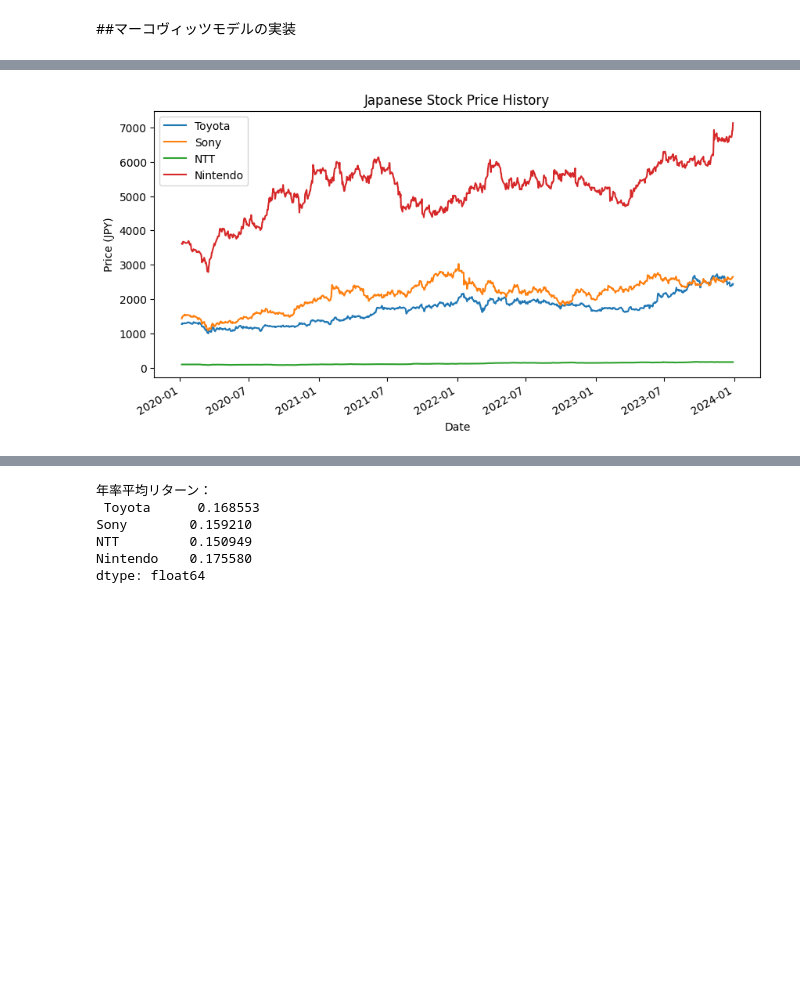
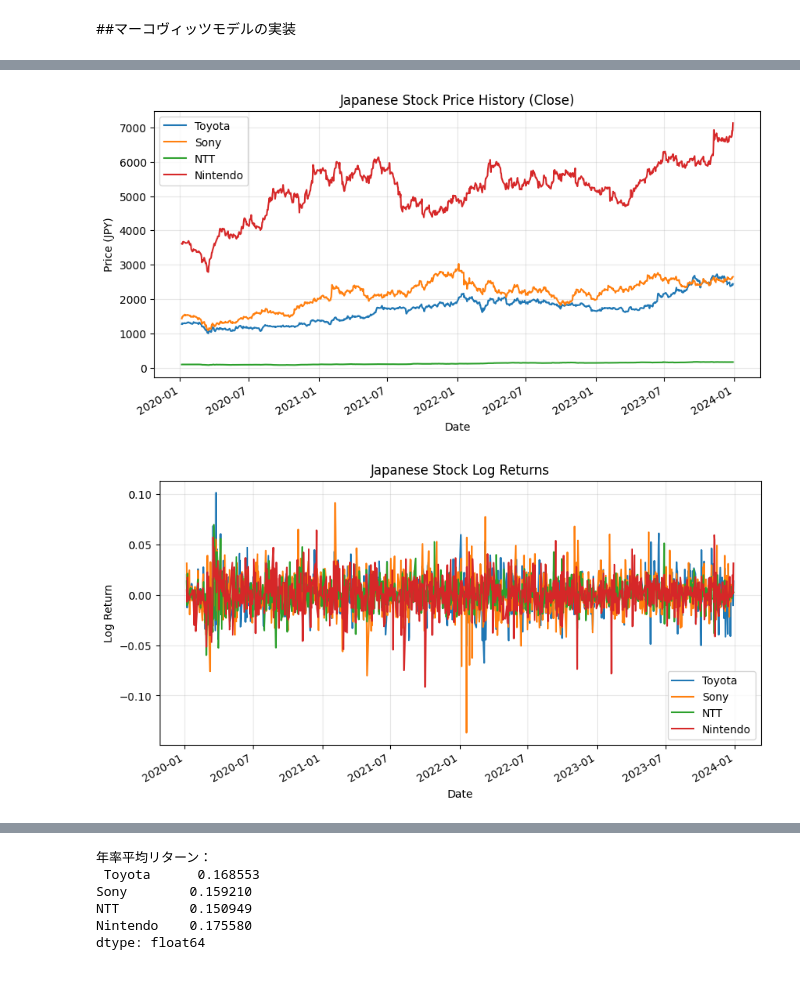
Before and after one commit to ish66726-a11y/Quant-Finance-Fundamentals, a Jupyter notebook: notebooks/03ポートフォリオ理論.ipynb, the cells around one changed output, grey strips where cells are left out. Saved outputs shown, nothing was run; the diff lists cells and outputs as text; code cells hidden in the pictures; blank space fills up the shorter version.

```diff
--- a/notebooks/03ポートフォリオ理論.ipynb
+++ b/notebooks/03ポートフォリオ理論.ipynb
@@ -353,26 +343,24 @@ import pandas as pd
 import yfinance as yf
 import matplotlib.pyplot as plt
 
-
 # ===== 1) 株価データ取得 =====
 def download_data(stocks, start, end):
     """
     指定した銘柄リストについて、
     Yahoo Finance から終値（Close）を取得し、
-    DataFrame として返す。
+    DataFrame（列=銘柄、行=日付）として返す。
     """
-
     stock_data = {}
 
     for stock in stocks:
         # ① ティッカーオブジェクト作成
         ticker = yf.Ticker(stock)
 
-        # ② 指定期間の終値データ取得
-        hist = ticker.history(start=start, end=end)["Close"]
+        # ② 指定期間の終値データ取得（Series）
+        hist_close = ticker.history(start=start, end=end)["Close"]
 
-        # ③ 辞書に保存
-        stock_data[stock] = hist
+        # ③ 辞書に保存（キー=ティッカー、値=終値Series）
+        stock_data[stock] = hist_close
 
     # ④ 銘柄ごとに列を持つ DataFrame に変換
     df = pd.DataFrame(stock_data)
@@ -380,20 +368,18 @@ def download_data(stocks, start, end):
     return df
 
 
-# ===== 2) データ可視化 =====
-def show_data(data):
+# ===== 2) データ可視化（共通） =====
+def show_data(data, title, ylabel):
     """
-    株価推移を時系列グラフで表示する。
+    データ推移を時系列グラフで表示する。
     横軸：日付
-    縦軸：株価（円）
+    縦軸：ylabel（株価 or リターン等）
     """
-
     data.plot(figsize=(10, 5))
-
-    plt.title("Japanese Stock Price History")
+    plt.title(title)
     plt.xlabel("Date")
-    plt.ylabel("Price (JPY)")
-
+    plt.ylabel(ylabel)
+    plt.grid(True, alpha=0.3)
     plt.show()
 
 
@@ -420,18 +406,34 @@ if __name__ == "__main__":
     start = "2020-01-01"
     end = "2024-01-01"
 
-    # ④ データ取得
+    # ④ データ取得（終値）
     data = download_data(stocks, start, end)
 
     # ⑤ 列名を会社名に変更（可読性向上）
     data = data.rename(columns=name_map)
 
-    # ⑥ 取得データの確認（先頭5行）
+    # ⑥ 単純リターン（前日比の変化率）: (P_t - P_{t-1}) / P_{t-1}
+    returns = data.pct_change().dropna()
+
+    # ⑦ 対数リターン（log return）: ln(P_t / P_{t-1})
+    #    ※ data / data.shift(1) は (P_t / P_{t-1})
+    log_returns = np.log(data / data.shift(1)).dropna()
+
+    # ⑧ 取得データの確認（先頭5行）
     print("取得データ（先頭5行）：")
     print(data.head())
 
-    # ⑦ 株価推移を表示
-    show_data(data)
+    print("\n単純リターン（先頭5行）：")
+    print(returns.head())
+
+    print("\n対数リターン（先頭5行）：")
+    print(log_returns.head())
+
+    # ⑨ 株価推移を表示
+    show_data(data, title="Japanese Stock Price History (Close)", ylabel="Price (JPY)")
+
+    # ⑩ 対数リターン推移を表示
+    show_data(log_returns, title="Japanese Stock Log Returns", ylabel="Log Return")
 # %% [output]
 取得データ（先頭5行）：
                                 Toyota         Sony        NTT     Nintendo
@@ -444,2 +455,3 @@ Date
-[figure, old version]
+[figure, new version]
+[figure, added]
 # %% [markdown]
```
Also changed, not shown: parts of 14 cells of this notebook.
